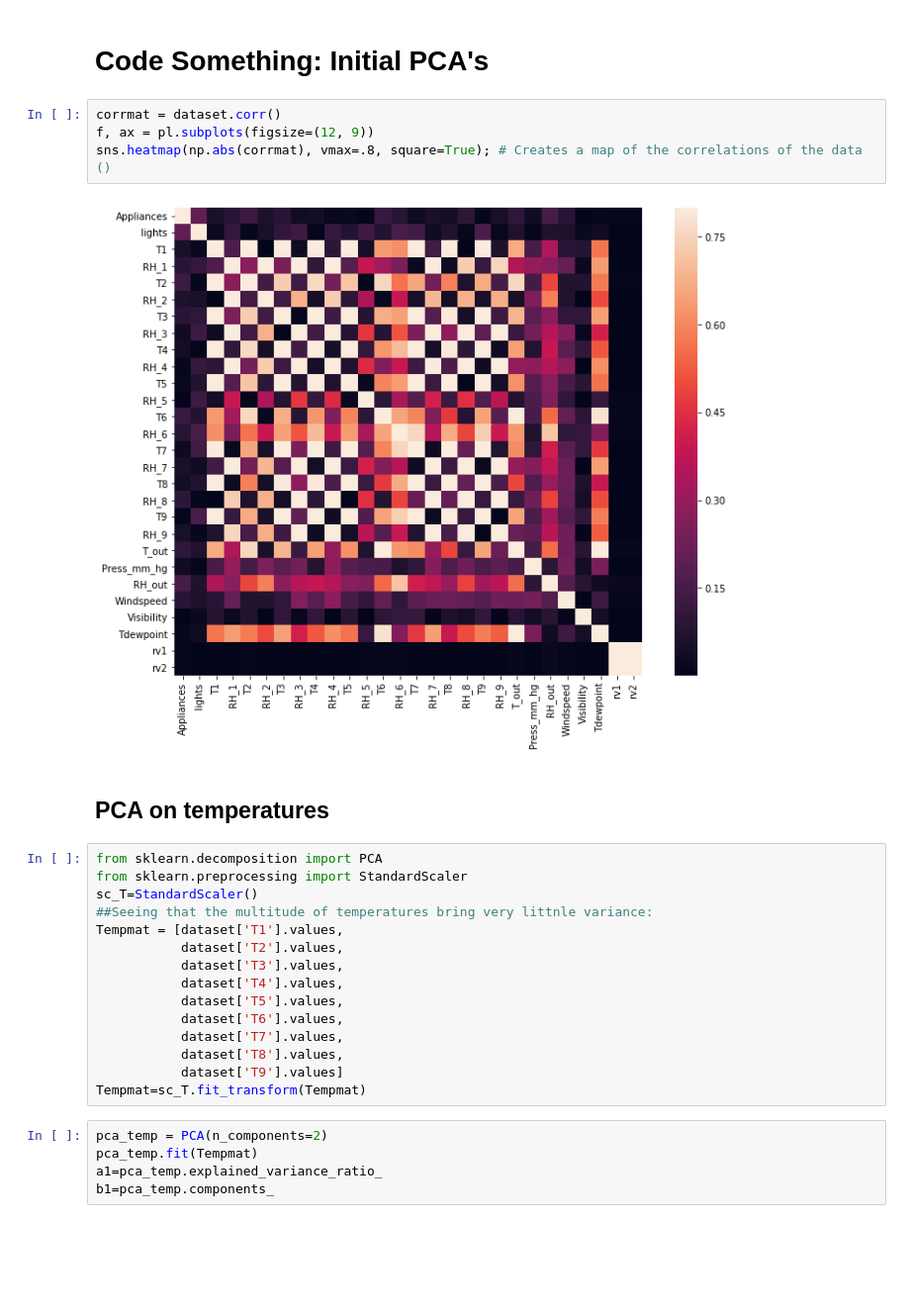
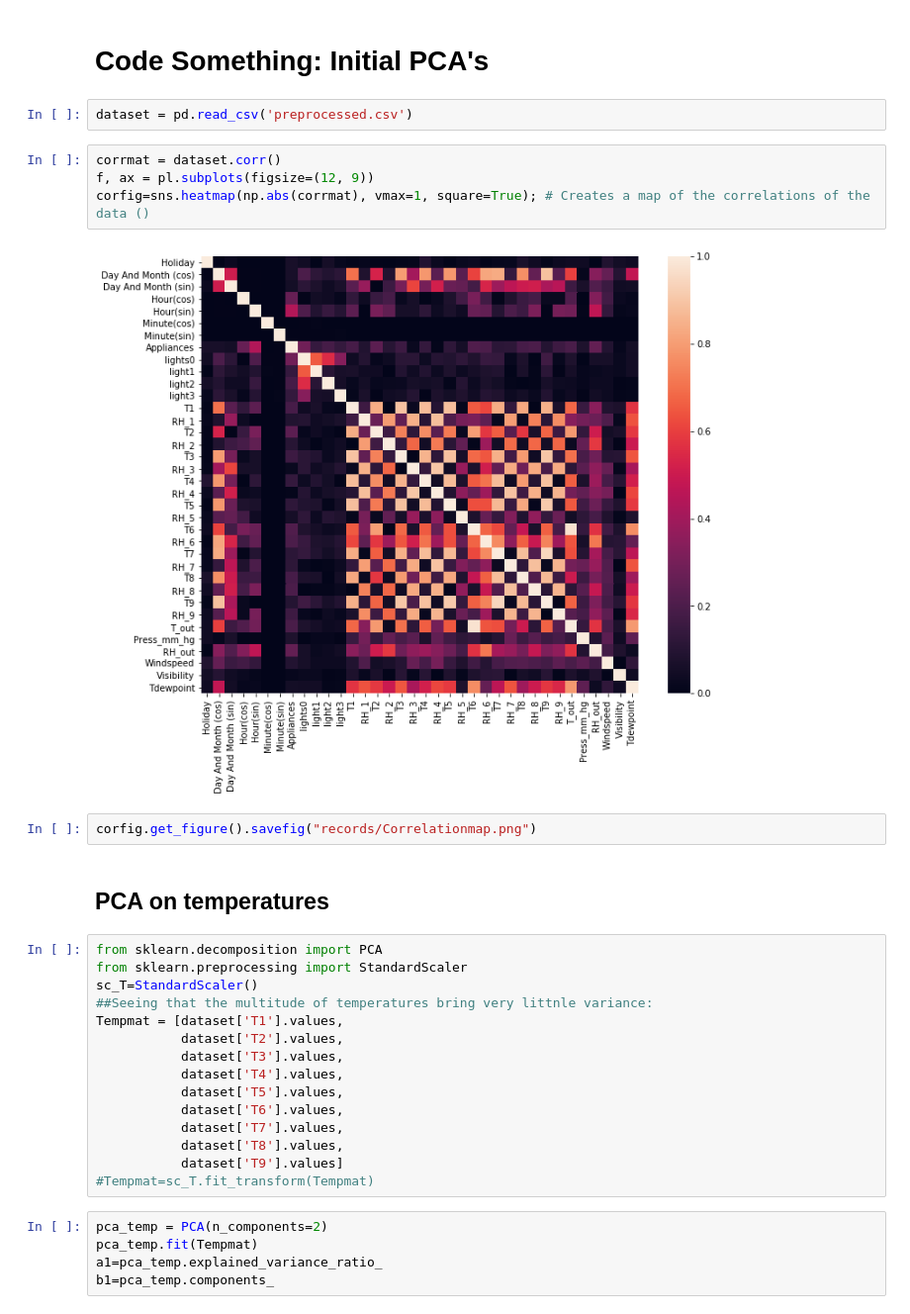
Before and after one commit to GwangPyo/Topics_in_Algebra_Project, a Jupyter notebook: PreparationWork.ipynb, the cells around one changed output. Shown: that part at 99% size. Drawn from its saved outputs; the diff is of its cells as text; blank space fills up the shorter version.

Commit message:
Correlationmap

```diff
--- a/PreparationWork.ipynb
+++ b/PreparationWork.ipynb
@@ -96,12 +96,16 @@ Y = dataset.iloc[:,0:2].values # the other data (discrete and label)
 #X_ctest = sc_X.transform(X_ctest)
 # %% [markdown]
 # Code Something: Initial PCA's
+# %%
+dataset = pd.read_csv('preprocessed.csv')
 # %%
 corrmat = dataset.corr()
 f, ax = pl.subplots(figsize=(12, 9))
-sns.heatmap(np.abs(corrmat), vmax=.8, square=True); # Creates a map of the correlations of the data ()
+corfig=sns.heatmap(np.abs(corrmat), vmax=1, square=True); # Creates a map of the correlations of the data ()
 # %% [output]
-[figure, old version]
+[figure, new version]
+# %%
+corfig.get_figure().savefig("records/Correlationmap.png")
 # %% [markdown]
 ## PCA on temperatures
 # %%
@@ -118,7 +122,7 @@ Tempmat = [dataset['T1'].values,
            dataset['T7'].values,
            dataset['T8'].values,
            dataset['T9'].values]
-Tempmat=sc_T.fit_transform(Tempmat)
+#Tempmat=sc_T.fit_transform(Tempmat)
 # %%
 pca_temp = PCA(n_components=2)
 pca_temp.fit(Tempmat)
```
Also changed, not shown: parts of 15 cells of this notebook, 2 other files.
